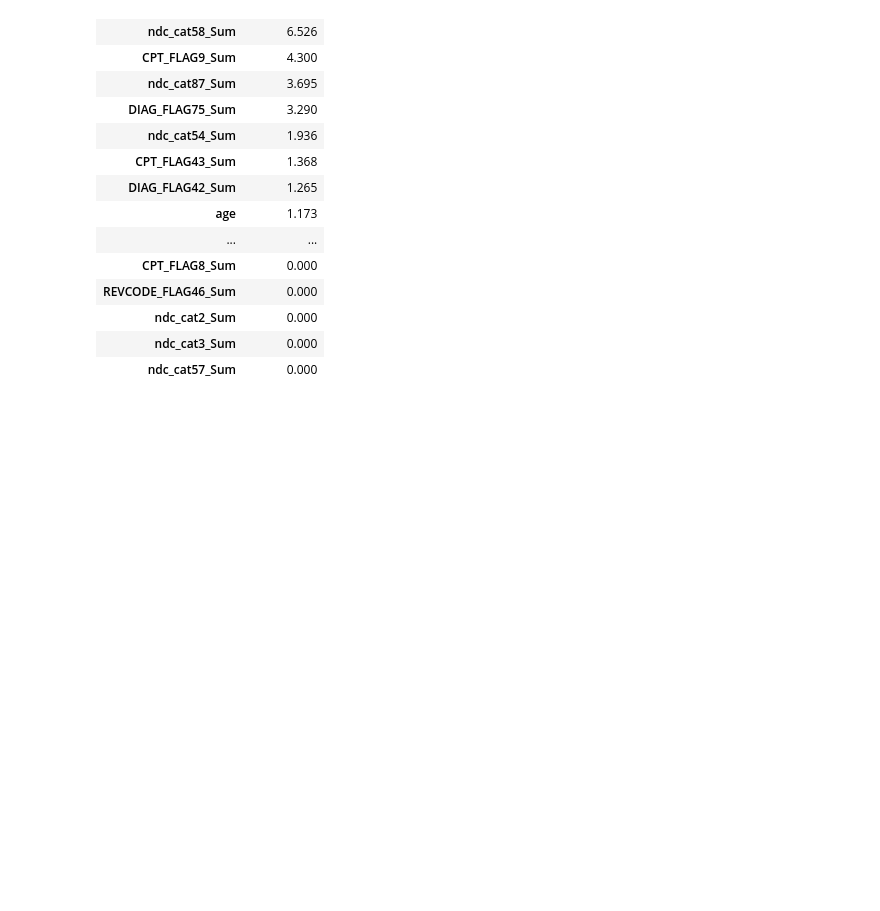
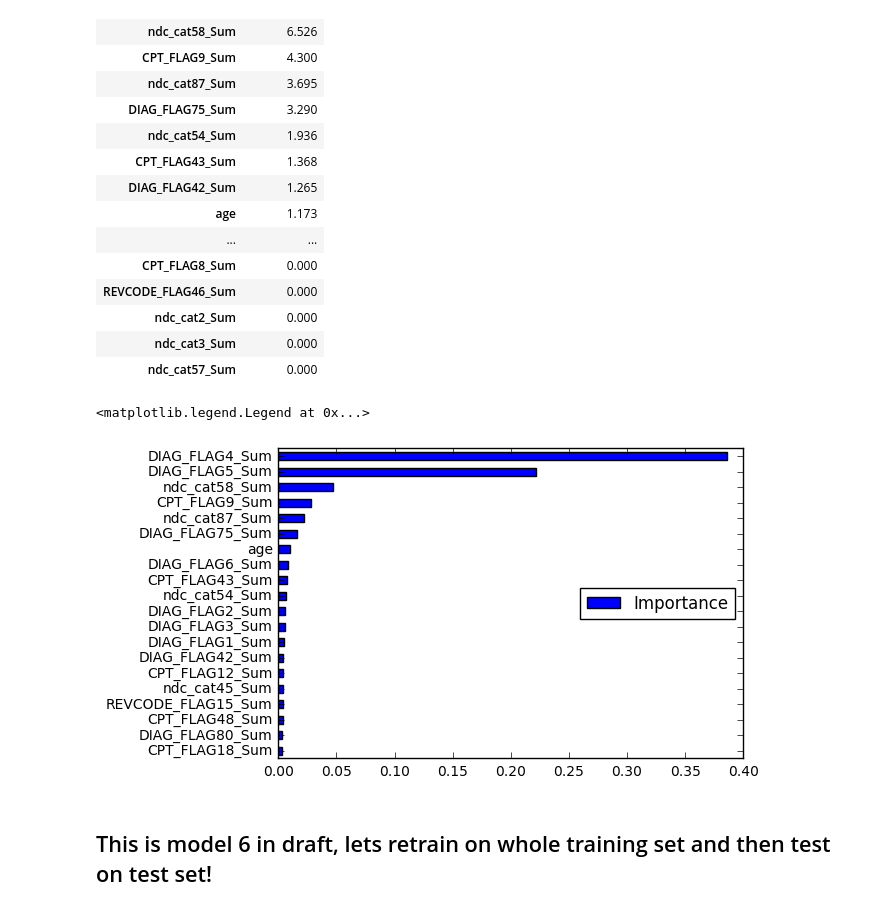
Before and after one commit to milliman/EPI_Machine_Learning, a Jupyter notebook: Large Search Nested Cross Repeated Random Sub-Sampling.ipynb, the cells around one changed output. Saved outputs shown, nothing was run; the diff lists cells and outputs as text; code cells hidden in the pictures; blank space fills up the shorter version.

Commit message:
added some graphs, tweaked algorithms, made results more consistent

```diff
--- a/Large Search Nested Cross Repeated Random Sub-Sampling.ipynb
+++ b/Large Search Nested Cross Repeated Random Sub-Sampling.ipynb
@@ -166,7 +166,7 @@ pnu_test.set_params(**{'base_estimator__base_estimator': RandomForestClassifier(
               max_depth=64, max_features='auto', max_leaf_nodes=None,
               min_impurity_split=1e-07, min_samples_leaf=1,
               min_samples_split=2, min_weight_fraction_leaf=0.0,
-              n_estimators=10, n_jobs=1, oob_score=False, random_state=None,
+              n_estimators=10, n_jobs=-1, oob_score=False, random_state=None,
               verbose=0, warm_start=False),
   'base_estimator__base_estimator__bootstrap': False,
   'base_estimator__base_estimator__class_weight': None,
@@ -299,3 +299,11 @@ importance.round(5) * 100
 | ndc_cat2_Sum | 0.000 |
 | ndc_cat3_Sum | 0.000 |
 | ndc_cat57_Sum | 0.000 |
+# %%
+ax = importance.iloc[:20].iloc[::-1].plot(kind='barh')
+ax.legend(loc='right')
+# %% [output]
+<matplotlib.legend.Legend at 0x...>
+[figure, added]
+# %% [markdown]
+## This is model 6 in draft, lets retrain on whole training set and then test on test set!
```
Also changed, not shown: parts of 38 cells of this notebook, 5 other files.
